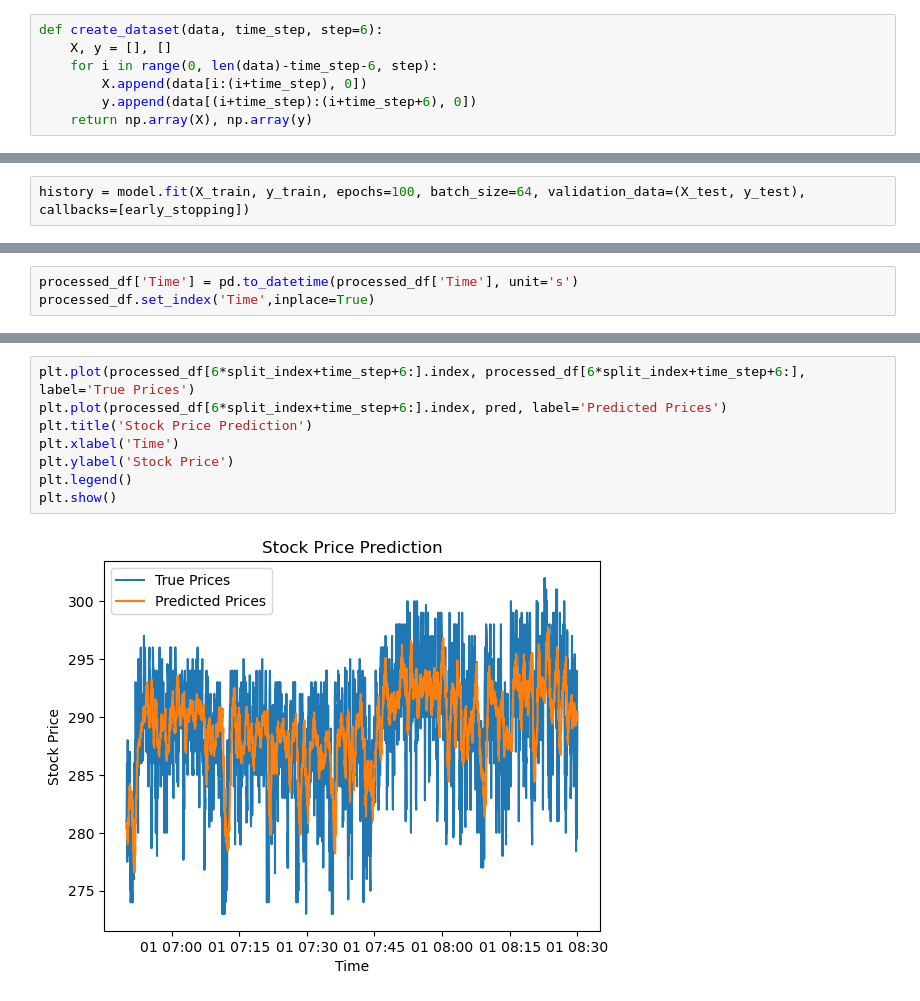
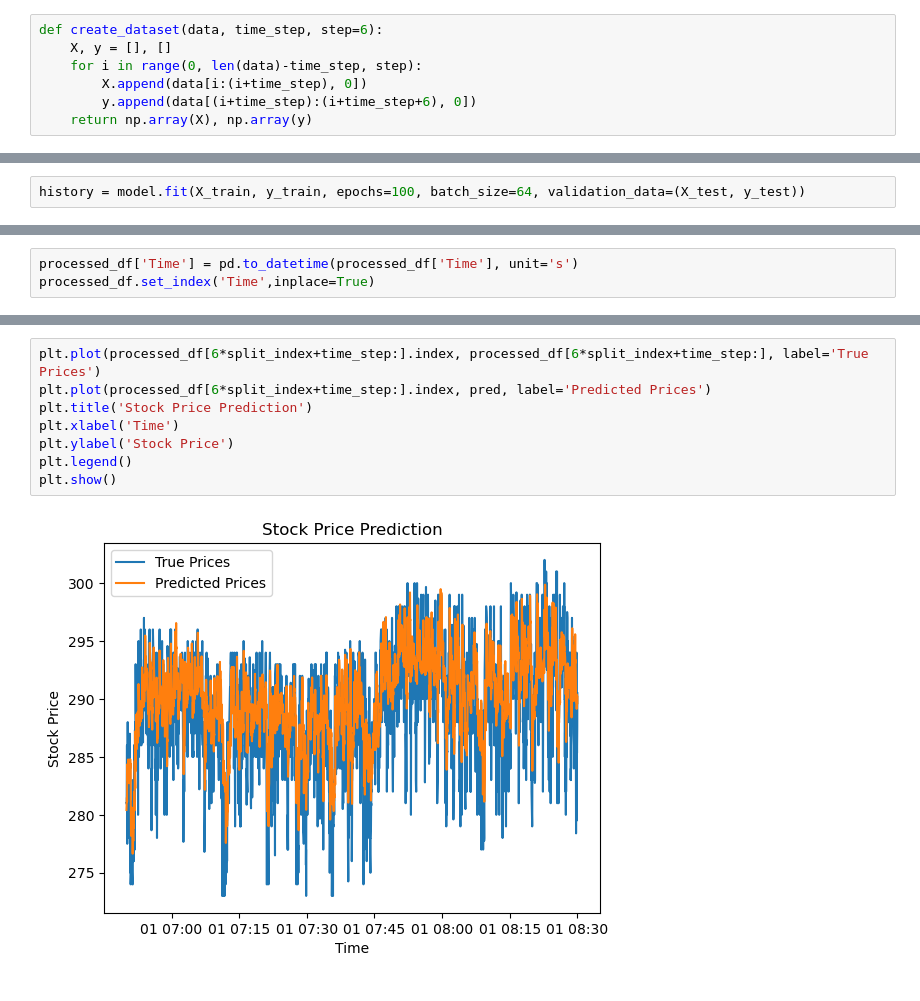
Before and after one commit to UoB-DSMP-2023-24/dsmp-2024-group17, a Jupyter notebook: LSTM.ipynb, the cells around one changed output, grey strips where cells are left out. Saved outputs shown, nothing was run; the diff lists cells and outputs as text.

Commit message:
update index

```diff
--- a/LSTM.ipynb
+++ b/LSTM.ipynb
@@ -155,7 +155,7 @@ scaled_data = scaler.fit_transform(price)
 # %%
 def create_dataset(data, time_step, step=6):
     X, y = [], []
-    for i in range(0, len(data)-time_step-6, step):
+    for i in range(0, len(data)-time_step, step):
         X.append(data[i:(i+time_step), 0])
         y.append(data[(i+time_step):(i+time_step+6), 0])
     return np.array(X), np.array(y)
@@ -189,4 +184,4 @@ early_stopping = EarlyStopping(
 # %%
-history = model.fit(X_train, y_train, epochs=100, batch_size=64, validation_data=(X_test, y_test), callbacks=[early_stopping])
+history = model.fit(X_train, y_train, epochs=100, batch_size=64, validation_data=(X_test, y_test))
 # %% [output]
 Epoch 1/100
@@ -250,10 +262,10 @@ Root Mean Squared Error: 5.015607722631264
 # %%
-plt.plot(processed_df[6*split_index+time_step+6:].index, processed_df[6*split_index+time_step+6:], label='True Prices')
-plt.plot(processed_df[6*split_index+time_step+6:].index, pred, label='Predicted Prices')
+plt.plot(processed_df[6*split_index+time_step:].index, processed_df[6*split_index+time_step:], label='True Prices')
+plt.plot(processed_df[6*split_index+time_step:].index, pred, label='Predicted Prices')
 plt.title('Stock Price Prediction')
 plt.xlabel('Time')
 plt.ylabel('Stock Price')
 plt.legend()
 plt.show()
 # %% [output]
-[figure, old version]
+[figure, new version]
```
Also changed, not shown: parts of 9 cells of this notebook.
